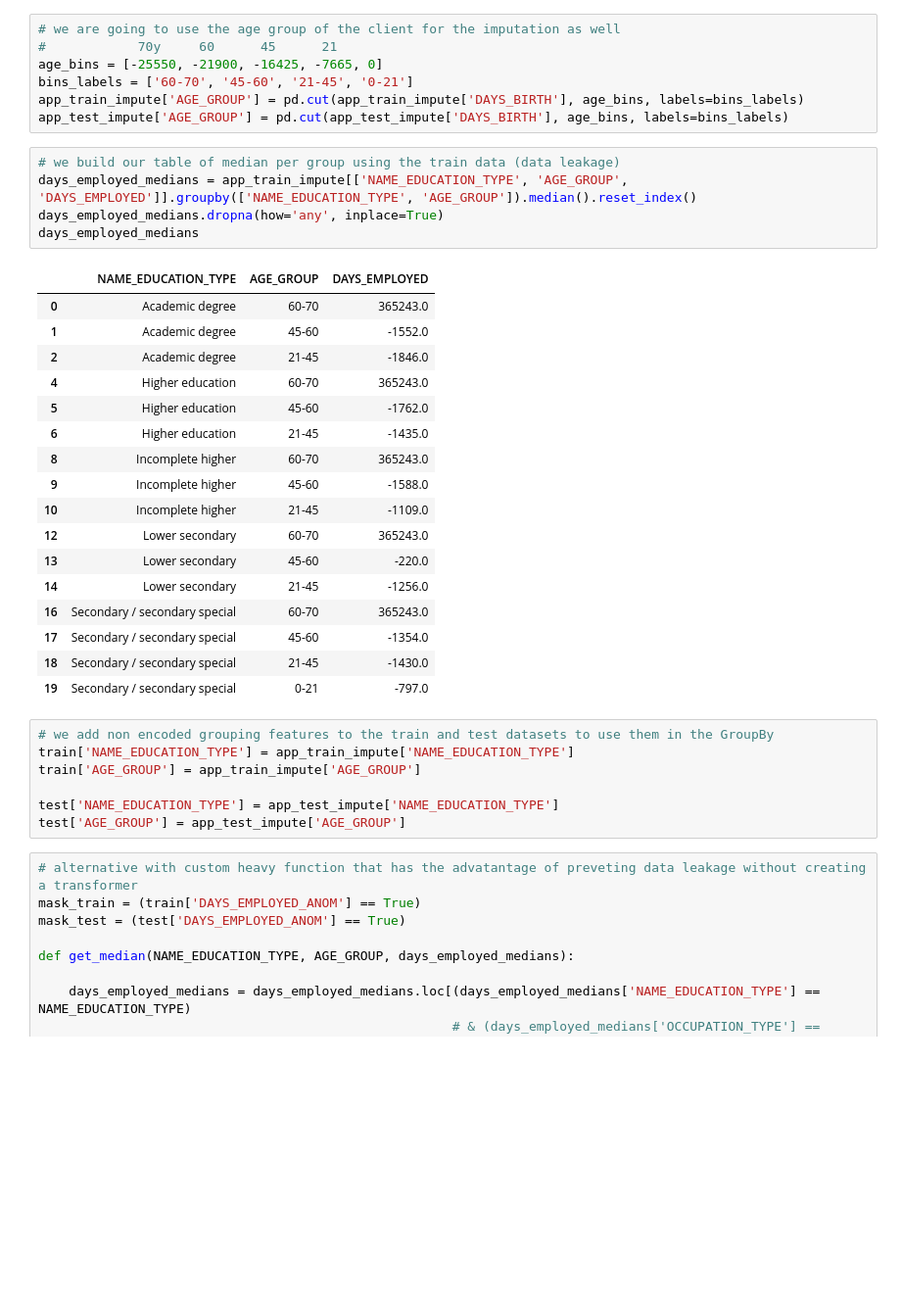
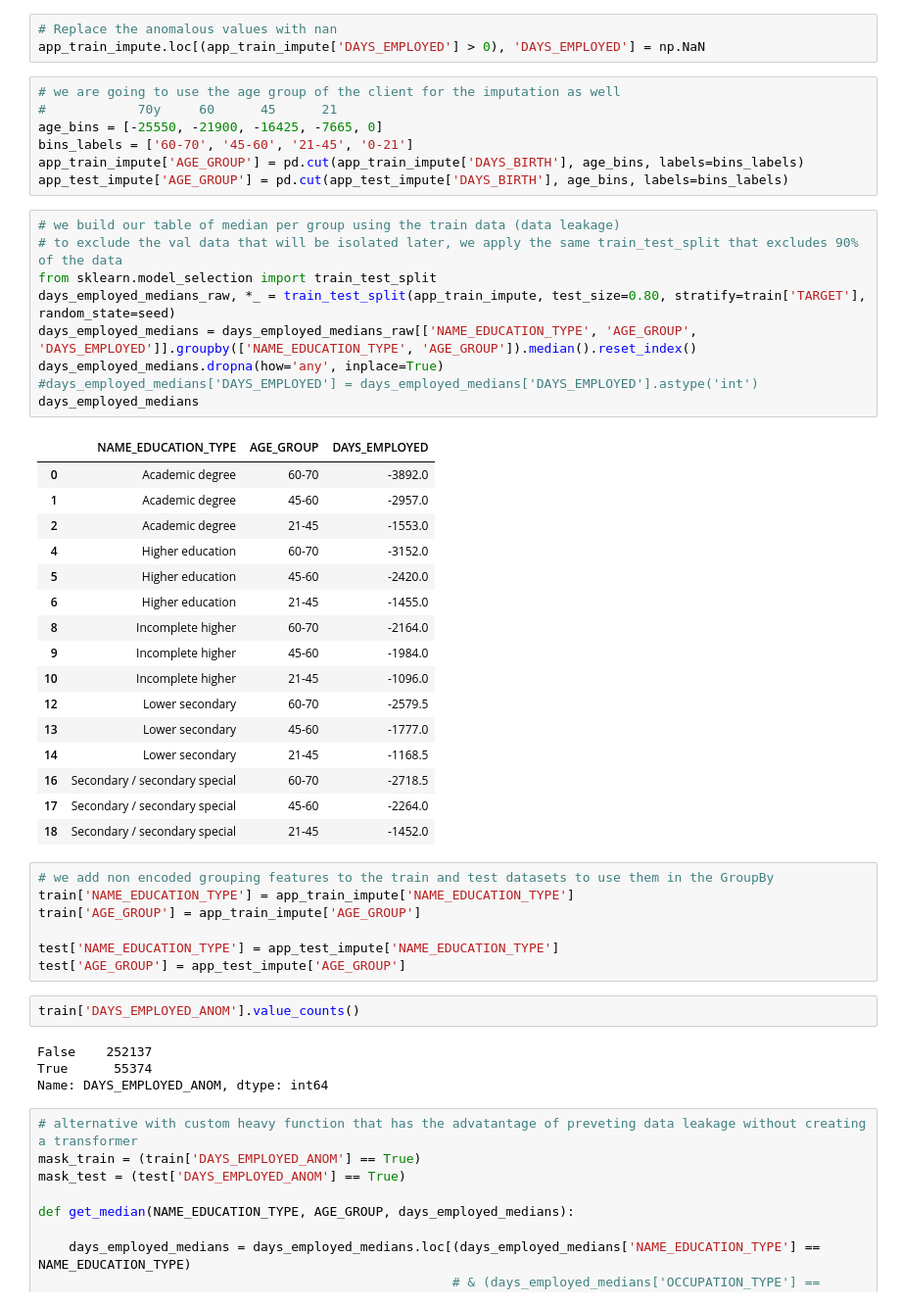
Before and after one commit to vpvinc/P7_loan_scoring_model, a Jupyter notebook: P7_modeling.ipynb, the cells around one changed output. Shown at 98% size. Saved outputs shown, nothing was run; the diff lists cells and outputs as text; blank space fills up the shorter version.

```diff
--- a/P7_modeling.ipynb
+++ b/P7_modeling.ipynb
@@ -98,6 +84,9 @@ We are now imputing them with the median of the following group: NAME_EDUCATION_
 os.chdir('D:/Dowloads_D/Data_OC/P7' )
 app_test_impute = pd.read_csv('application_test.csv', usecols=['SK_ID_CURR', 'NAME_EDUCATION_TYPE','DAYS_BIRTH', 'DAYS_EMPLOYED'])
 app_train_impute = pd.read_csv('application_train.csv', usecols=['SK_ID_CURR', 'NAME_EDUCATION_TYPE','DAYS_BIRTH', 'DAYS_EMPLOYED'])
+# %%
+# Replace the anomalous values with nan
+app_train_impute.loc[(app_train_impute['DAYS_EMPLOYED'] > 0), 'DAYS_EMPLOYED'] = np.NaN
 # %%
 # we are going to use the age group of the client for the imputation as well
 #            70y     60      45      21
@@ -107,27 +96,30 @@ app_train_impute['AGE_GROUP'] = pd.cut(app_train_impute['DAYS_BIRTH'], age_bins,
 app_test_impute['AGE_GROUP'] = pd.cut(app_test_impute['DAYS_BIRTH'], age_bins, labels=bins_labels)
 # %%
 # we build our table of median per group using the train data (data leakage)
-days_employed_medians = app_train_impute[['NAME_EDUCATION_TYPE', 'AGE_GROUP', 'DAYS_EMPLOYED']].groupby(['NAME_EDUCATION_TYPE', 'AGE_GROUP']).median().reset_index()
+# to exclude the val data that will be isolated later, we apply the same train_test_split that excludes 90% of the data
+from sklearn.model_selection import train_test_split
+days_employed_medians_raw, *_ = train_test_split(app_train_impute, test_size=0.80, stratify=train['TARGET'], random_state=seed)
+days_employed_medians = days_employed_medians_raw[['NAME_EDUCATION_TYPE', 'AGE_GROUP', 'DAYS_EMPLOYED']].groupby(['NAME_EDUCATION_TYPE', 'AGE_GROUP']).median().reset_index()
 days_employed_medians.dropna(how='any', inplace=True)
+#days_employed_medians['DAYS_EMPLOYED'] = days_employed_medians['DAYS_EMPLOYED'].astype('int')
 days_employed_medians
 # %% [output]
 |  | NAME_EDUCATION_TYPE | AGE_GROUP | DAYS_EMPLOYED |
-| 0 | Academic degree | 60-70 | 365243.0 |
-| 1 | Academic degree | 45-60 | -1552.0 |
-| 2 | Academic degree | 21-45 | -1846.0 |
-| 4 | Higher education | 60-70 | 365243.0 |
-| 5 | Higher education | 45-60 | -1762.0 |
-| 6 | Higher education | 21-45 | -1435.0 |
-| 8 | Incomplete higher | 60-70 | 365243.0 |
-| 9 | Incomplete higher | 45-60 | -1588.0 |
-| 10 | Incomplete higher | 21-45 | -1109.0 |
-| 12 | Lower secondary | 60-70 | 365243.0 |
-| 13 | Lower secondary | 45-60 | -220.0 |
-| 14 | Lower secondary | 21-45 | -1256.0 |
-| 16 | Secondary / secondary special | 60-70 | 365243.0 |
-| 17 | Secondary / secondary special | 45-60 | -1354.0 |
-| 18 | Secondary / secondary special | 21-45 | -1430.0 |
-| 19 | Secondary / secondary special | 0-21 | -797.0 |
+| 0 | Academic degree | 60-70 | -3892.0 |
+| 1 | Academic degree | 45-60 | -2957.0 |
+| 2 | Academic degree | 21-45 | -1553.0 |
+| 4 | Higher education | 60-70 | -3152.0 |
+| 5 | Higher education | 45-60 | -2420.0 |
+| 6 | Higher education | 21-45 | -1455.0 |
+| 8 | Incomplete higher | 60-70 | -2164.0 |
+| 9 | Incomplete higher | 45-60 | -1984.0 |
+| 10 | Incomplete higher | 21-45 | -1096.0 |
+| 12 | Lower secondary | 60-70 | -2579.5 |
+| 13 | Lower secondary | 45-60 | -1777.0 |
+| 14 | Lower secondary | 21-45 | -1168.5 |
+| 16 | Secondary / secondary special | 60-70 | -2718.5 |
+| 17 | Secondary / secondary special | 45-60 | -2264.0 |
+| 18 | Secondary / secondary special | 21-45 | -1452.0 |
 # %%
 # we add non encoded grouping features to the train and test datasets to use them in the GroupBy
 train['NAME_EDUCATION_TYPE'] = app_train_impute['NAME_EDUCATION_TYPE']
@@ -135,6 +127,12 @@ train['AGE_GROUP'] = app_train_impute['AGE_GROUP']
 
 test['NAME_EDUCATION_TYPE'] = app_test_impute['NAME_EDUCATION_TYPE']
 test['AGE_GROUP'] = app_test_impute['AGE_GROUP']
+# %%
+train['DAYS_EMPLOYED_ANOM'].value_counts()
+# %% [output]
+False    252137
+True      55374
+Name: DAYS_EMPLOYED_ANOM, dtype: int64
 # %%
 # alternative with custom heavy function that has the advatantage of preveting data leakage without creating a transformer
 mask_train = (train['DAYS_EMPLOYED_ANOM'] == True)
```
Also changed, not shown: parts of 84 cells of this notebook, 10 other files.
